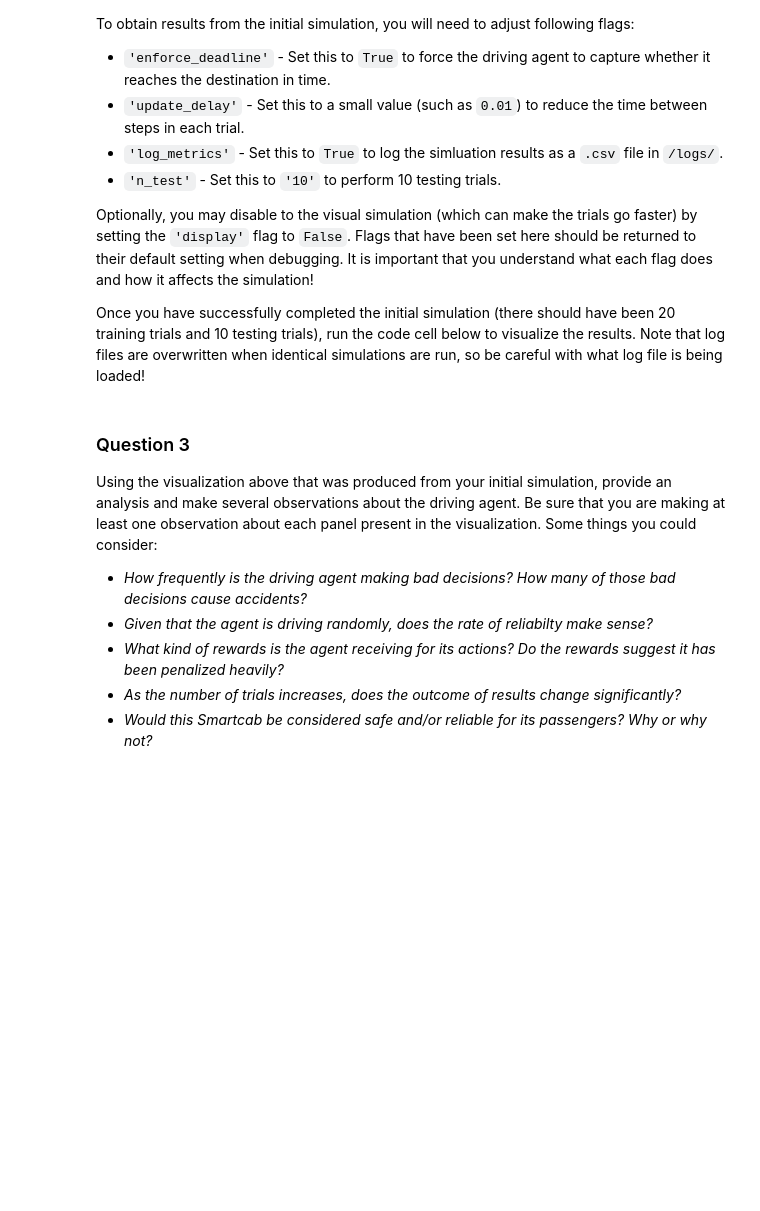
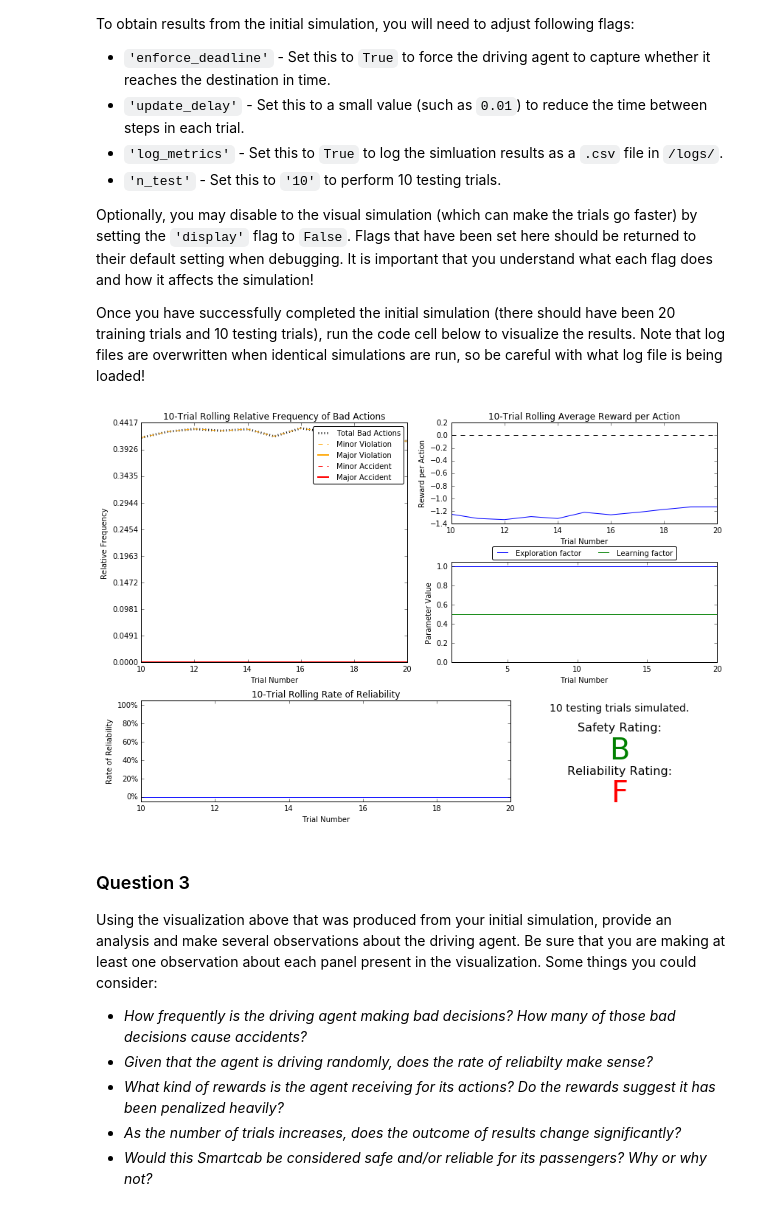
Before and after one commit to apmfifty/machine-learning, a Jupyter notebook: projects/smartcab/smartcab.ipynb, the cells around one changed output. Saved outputs shown, nothing was run; the diff lists cells and outputs as text; code cells hidden in the pictures; blank space fills up the shorter version.

```diff
--- a/projects/smartcab/smartcab.ipynb
+++ b/projects/smartcab/smartcab.ipynb
@@ -84,7 +84,9 @@ Optionally, you may disable to the visual simulation (which can make the trials
 Once you have successfully completed the initial simulation (there should have been 20 training trials and 10 testing trials), run the code cell below to visualize the results. Note that log files are overwritten when identical simulations are run, so be careful with what log file is being loaded!
 # %%
 # Load the 'sim_no-learning' log file from the initial simulation results
-vs.plot_trials('sim_no-learning.csv')
+vs.plot_trials('sim_no-learning-Q3.csv')
+# %% [output]
+[figure, added]
 # %% [markdown]
 ### Question 3
 Using the visualization above that was produced from your initial simulation, provide an analysis and make several observations about the driving agent. Be sure that you are making at least one observation about each panel present in the visualization. Some things you could consider:
```
Also changed, not shown: parts of 2 cells of this notebook.
